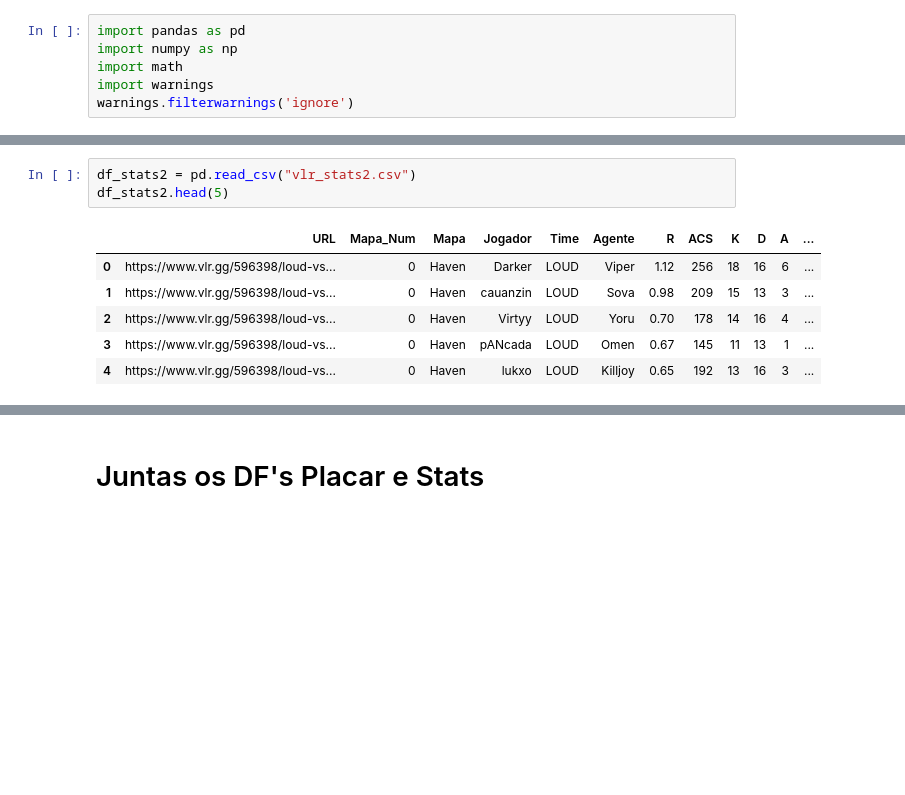
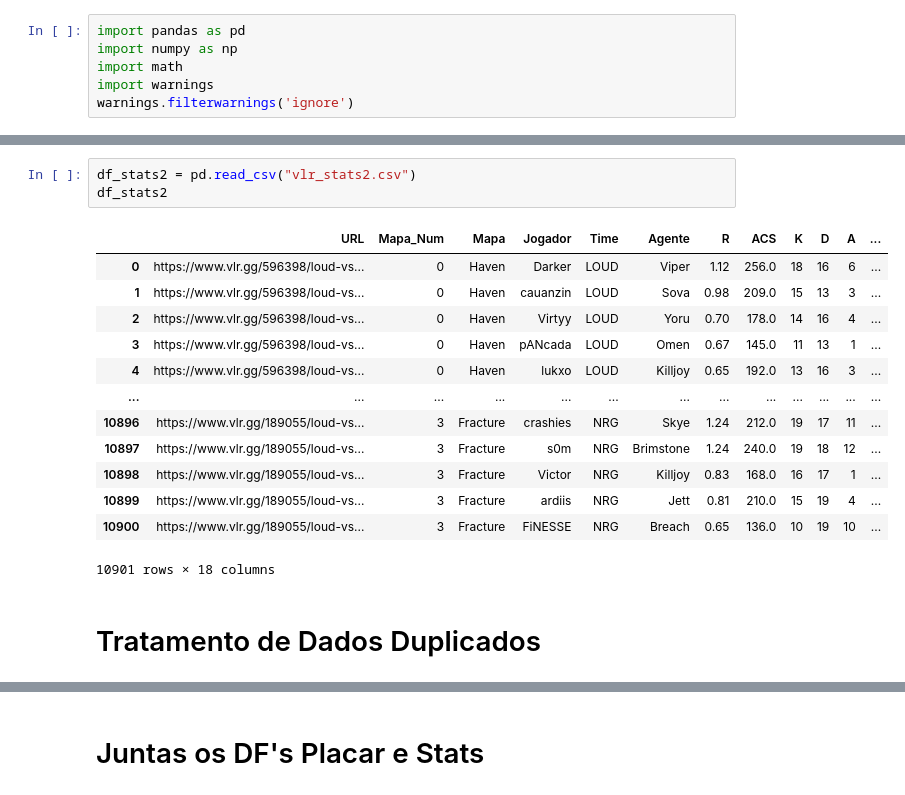
Before and after one commit to GuilhermeGML/Analise-Valorant-ESport, a Jupyter notebook: Jogador por Mapa.ipynb, the cells around one changed output, grey strips where cells are left out. Saved outputs shown, nothing was run; the diff lists cells and outputs as text; blank space fills up the shorter version.

```diff
--- a/Jogador por Mapa.ipynb
+++ b/Jogador por Mapa.ipynb
@@ -17,10 +24,19 @@ df_placar2.head(5)
 # %%
 df_stats2 = pd.read_csv("vlr_stats2.csv")
-df_stats2.head(5)
+df_stats2
 # %% [output]
 |  | URL | Mapa_Num | Mapa | Jogador | Time | Agente | R | ACS | K | D | A | ... |
-| 0 | https://www.vlr.gg/596398/loud-vs... | 0 | Haven | Darker | LOUD | Viper | 1.12 | 256 | 18 | 16 | 6 | ... |
-| 1 | https://www.vlr.gg/596398/loud-vs... | 0 | Haven | cauanzin | LOUD | Sova | 0.98 | 209 | 15 | 13 | 3 | ... |
-| 2 | https://www.vlr.gg/596398/loud-vs... | 0 | Haven | Virtyy | LOUD | Yoru | 0.70 | 178 | 14 | 16 | 4 | ... |
-| 3 | https://www.vlr.gg/596398/loud-vs... | 0 | Haven | pANcada | LOUD | Omen | 0.67 | 145 | 11 | 13 | 1 | ... |
-| 4 | https://www.vlr.gg/596398/loud-vs... | 0 | Haven | lukxo | LOUD | Killjoy | 0.65 | 192 | 13 | 16 | 3 | ... |
+| 0 | https://www.vlr.gg/596398/loud-vs... | 0 | Haven | Darker | LOUD | Viper | 1.12 | 256.0 | 18 | 16 | 6 | ... |
+| 1 | https://www.vlr.gg/596398/loud-vs... | 0 | Haven | cauanzin | LOUD | Sova | 0.98 | 209.0 | 15 | 13 | 3 | ... |
+| 2 | https://www.vlr.gg/596398/loud-vs... | 0 | Haven | Virtyy | LOUD | Yoru | 0.70 | 178.0 | 14 | 16 | 4 | ... |
+| 3 | https://www.vlr.gg/596398/loud-vs... | 0 | Haven | pANcada | LOUD | Omen | 0.67 | 145.0 | 11 | 13 | 1 | ... |
+| 4 | https://www.vlr.gg/596398/loud-vs... | 0 | Haven | lukxo | LOUD | Killjoy | 0.65 | 192.0 | 13 | 16 | 3 | ... |
+| ... | ... | ... | ... | ... | ... | ... | ... | ... | ... | ... | ... | ... |
+| 10896 | https://www.vlr.gg/189055/loud-vs... | 3 | Fracture | crashies | NRG | Skye | 1.24 | 212.0 | 19 | 17 | 11 | ... |
+| 10897 | https://www.vlr.gg/189055/loud-vs... | 3 | Fracture | s0m | NRG | Brimstone | 1.24 | 240.0 | 19 | 18 | 12 | ... |
+| 10898 | https://www.vlr.gg/189055/loud-vs... | 3 | Fracture | Victor | NRG | Killjoy | 0.83 | 168.0 | 16 | 17 | 1 | ... |
+| 10899 | https://www.vlr.gg/189055/loud-vs... | 3 | Fracture | ardiis | NRG | Jett | 0.81 | 210.0 | 15 | 19 | 4 | ... |
+| 10900 | https://www.vlr.gg/189055/loud-vs... | 3 | Fracture | FiNESSE | NRG | Breach | 0.65 | 136.0 | 10 | 19 | 10 | ... |
+10901 rows × 18 columns
+# %% [markdown]
+# Tratamento de Dados Duplicados
```
Also changed, not shown: parts of 21 cells of this notebook, 12 other files.
